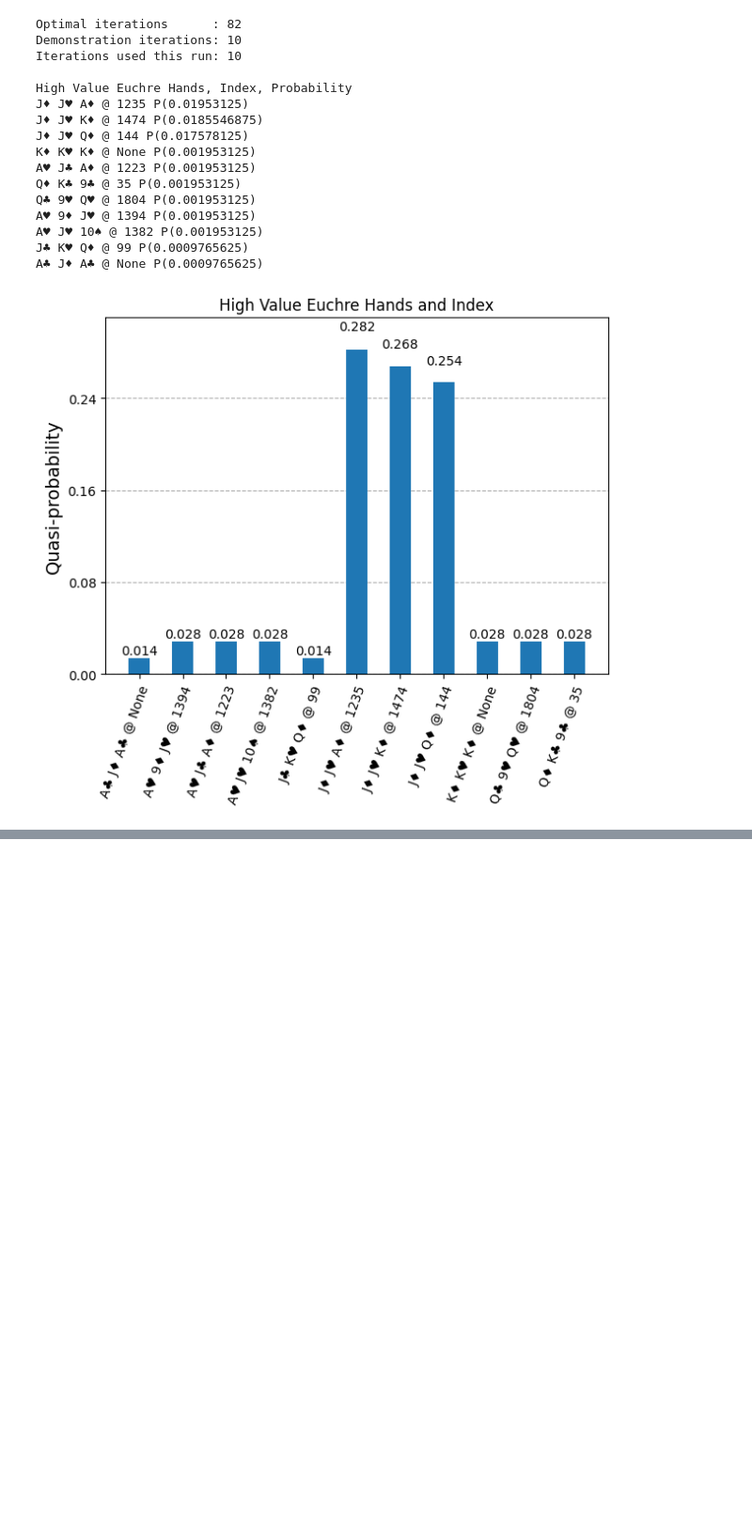
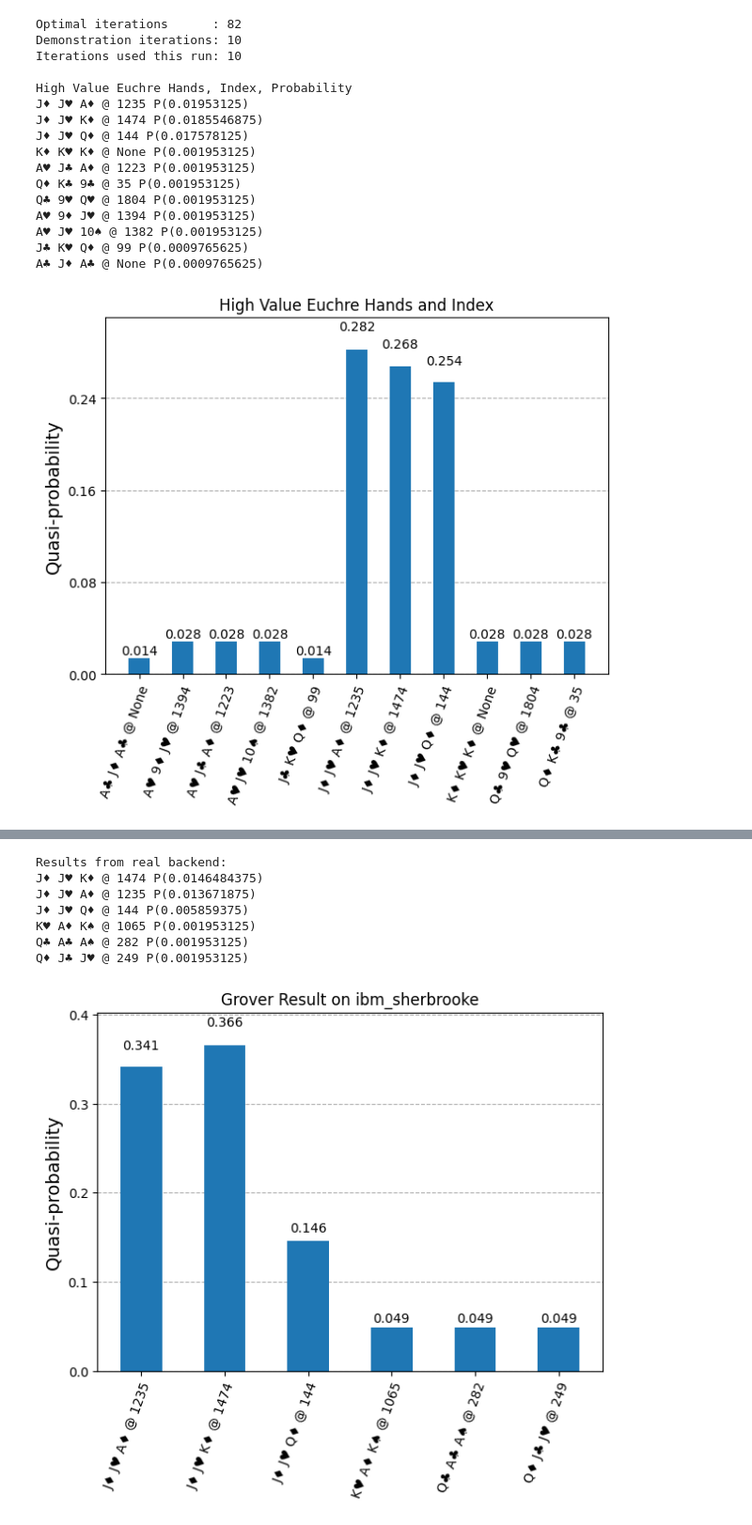
Before and after one commit to carlek/qiskit-fun, a Jupyter notebook: grovers-euchre.ipynb, the cells around one changed output, grey strips where cells are left out. Shown: that part at 94% size. Drawn from its saved outputs; the diff is of its cells as text; code cells hidden in the pictures; blank space fills up the shorter version.

```diff
--- a/grovers-euchre.ipynb
+++ b/grovers-euchre.ipynb
@@ -343,5 +438,5 @@ A♣ J♦ A♣ @ None P(0.0009765625)
 # %%
-from qiskit_ibm_runtime import QiskitRuntimeService, IBMAccountError, Batch, SamplerV2 as Sampler
+from qiskit_ibm_runtime import QiskitRuntimeService, IBMAccountError, Batch, Sampler
 from qiskit import transpile, QuantumCircuit
 from qiskit.circuit.library import GroverOperator
 from qiskit.providers.jobstatus import JobStatus
@@ -380,7 +475,7 @@ num_solutions = len(marked)
 optimal_iters_theory = math.floor(
     math.pi / (4 * math.asin(math.sqrt(num_solutions / 2**n_qubits)))
 )
-optimal_iters_demo = 2 # Set for demonstration
+optimal_iters_demo = 5  # use this for real hardware
 optimal_iters = optimal_iters_demo
 
 print(f"Optimal iterations      : {optimal_iters_theory}")
@@ -407,31 +502,40 @@ print("Transpiling complete")
 print("Running job....")
 with Batch(backend=backend):
     sampler = Sampler()
     job = sampler.run([transpiled_qc], shots=1024)
 job.wait_for_final_state()
 print("Job run complete")
 
 result = job.result()
 dist = result[0].data.meas.get_counts()
 
 # Decode and display results
 print("\nResults from real backend:")
 top = OrderedDict(sorted(dist.items(), key=lambda x: -x[1])[:20])
 decoded_top = {}
 for k, v in top.items():
     # for simulator we convert from integer
-    # for IBM Quantum it is big-endian bitstring
+    # for mocked backend and IBM Quantum it is big-endian bitstring
     if isinstance(k, int):
         bitstring = format(k, f"0{n_qubits}b")
     else:
         bitstring = k[::-1]
 
     hand = deck.decode_hand(bitstring)
     if hand:
         index = deck.find_hand_index(hand)
         hand_str = ' '.join([rank + suit for rank, suit in hand])
         label = f"{hand_str} @ {index}"
         print(label, f"P({v})")
         decoded_top[label] = v
 
 plot_distribution(decoded_top, title=f"Grover Result on {backend.name}")
+# %% [output]
+Results from real backend:
+J♦ J♥ K♦ @ 1474 P(0.0146484375)
+J♦ J♥ A♦ @ 1235 P(0.013671875)
+J♦ J♥ Q♦ @ 144 P(0.005859375)
+K♥ A♦ K♠ @ 1065 P(0.001953125)
+Q♣ A♣ A♠ @ 282 P(0.001953125)
+Q♦ J♣ J♥ @ 249 P(0.001953125)
+[figure, added]
```
Also changed, not shown: parts of 5 cells of this notebook.
